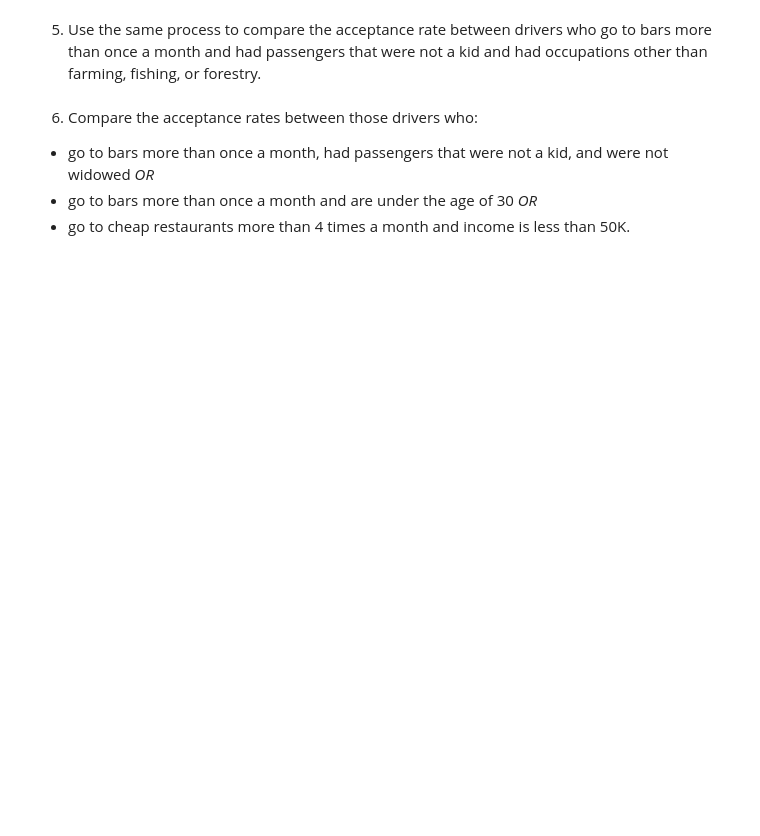
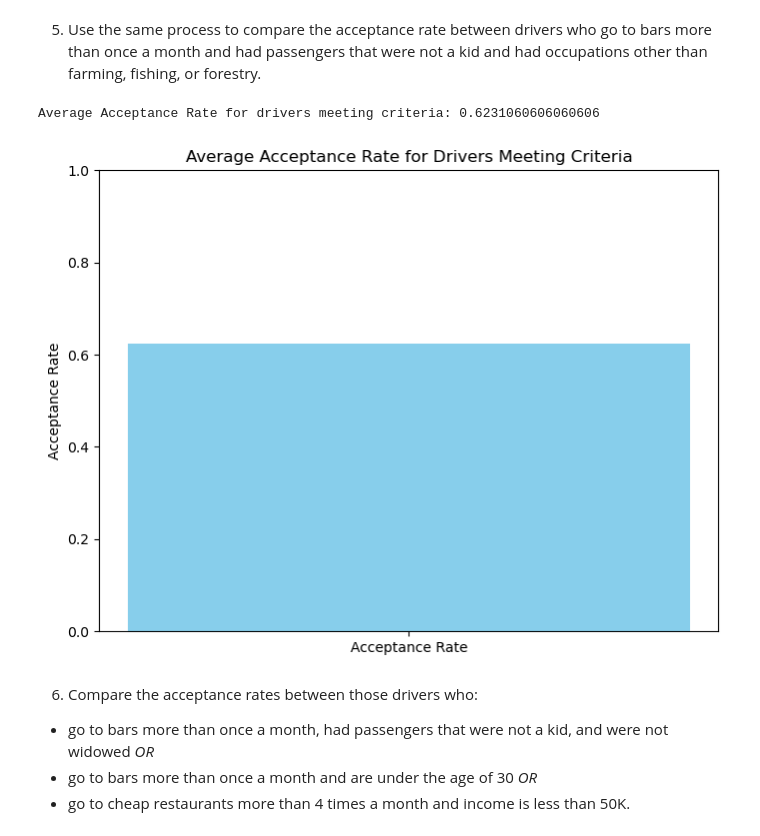
Before and after one commit to lakshmip8217/PAA_5.1, a Jupyter notebook: prompt.ipynb, the cells around one changed output. Saved outputs shown, nothing was run; the diff lists cells and outputs as text; code cells hidden in the pictures; blank space fills up the shorter version.

```diff
--- a/prompt.ipynb
+++ b/prompt.ipynb
@@ -268,5 +377,37 @@ Now, we will lead you through an exploration of just the bar related coupons.
 # %% [markdown]
 5. Use the same process to compare the acceptance rate between drivers who go to bars more than once a month and had passengers that were not a kid and had occupations other than farming, fishing, or forestry.
+# %%
+# Define bar values to compare against
+bar_compare_values = ['1~3', '4~8', 'gt8']
+#df['Bar'].unique() # ['never', 'less1', '1~3', 'gt8', NaN, '4~8']
+
+# Define passenger values to compare against
+passenger_compare_values = ['Alone', 'Friend(s)', 'Partner']
+#array(['Alone', 'Friend(s)', 'Kid(s)', 'Partner'], dtype=object)
+
+# Convert 'Age' column to numeric type (int or float), otherwise thrown TypeError: '>' not supported between instances of 'str' and 'int'
+df['age'] = pd.to_numeric(df['age'], errors='coerce')  # coerce to handle non-numeric strings
+
+# Filter the DataFrame
+filtered_df = df[(df['Bar'].isin(bar_compare_values)) &
+                 (df['passanger'].isin(passenger_compare_values)) &
+                 (~df['occupation'].isin(["Farming Fishing & Forestry"]))]
+
+# Calculate the average acceptance rate
+average_acceptance_rate = filtered_df['Y'].mean()
+
+print("Average Acceptance Rate for drivers meeting criteria:", average_acceptance_rate)
+
+# Plotting the average acceptance rate
+plt.figure(figsize=(8, 6))
+plt.bar(['Acceptance Rate'], [average_acceptance_rate], color='skyblue')
+plt.title('Average Acceptance Rate for Drivers Meeting Criteria')
+plt.ylabel('Acceptance Rate')
+plt.ylim(0, 1)  # Limit y-axis to range [0, 1] for acceptance rate
+plt.show()
+# %% [output]
+Average Acceptance Rate for drivers meeting criteria: 0.6231060606060606
+[figure, added]
 # %% [markdown]
 6. Compare the acceptance rates between those drivers who:
 
```
Also changed, not shown: parts of 8 cells of this notebook.
